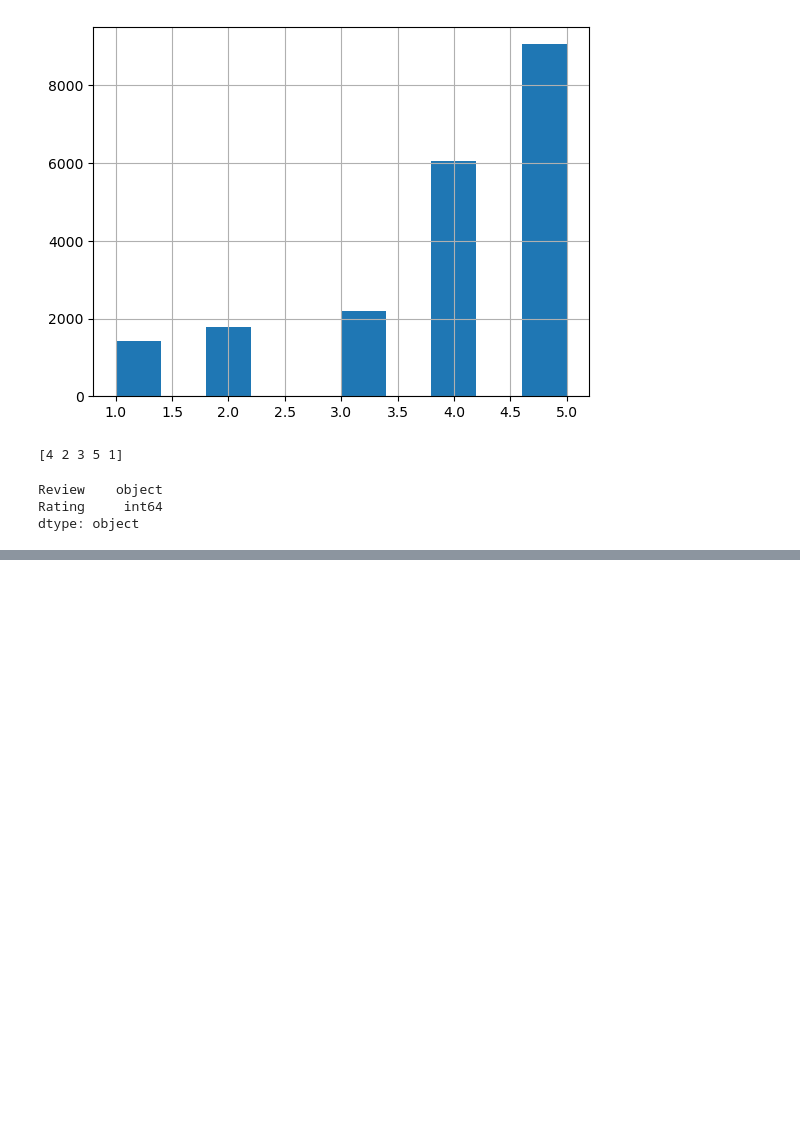
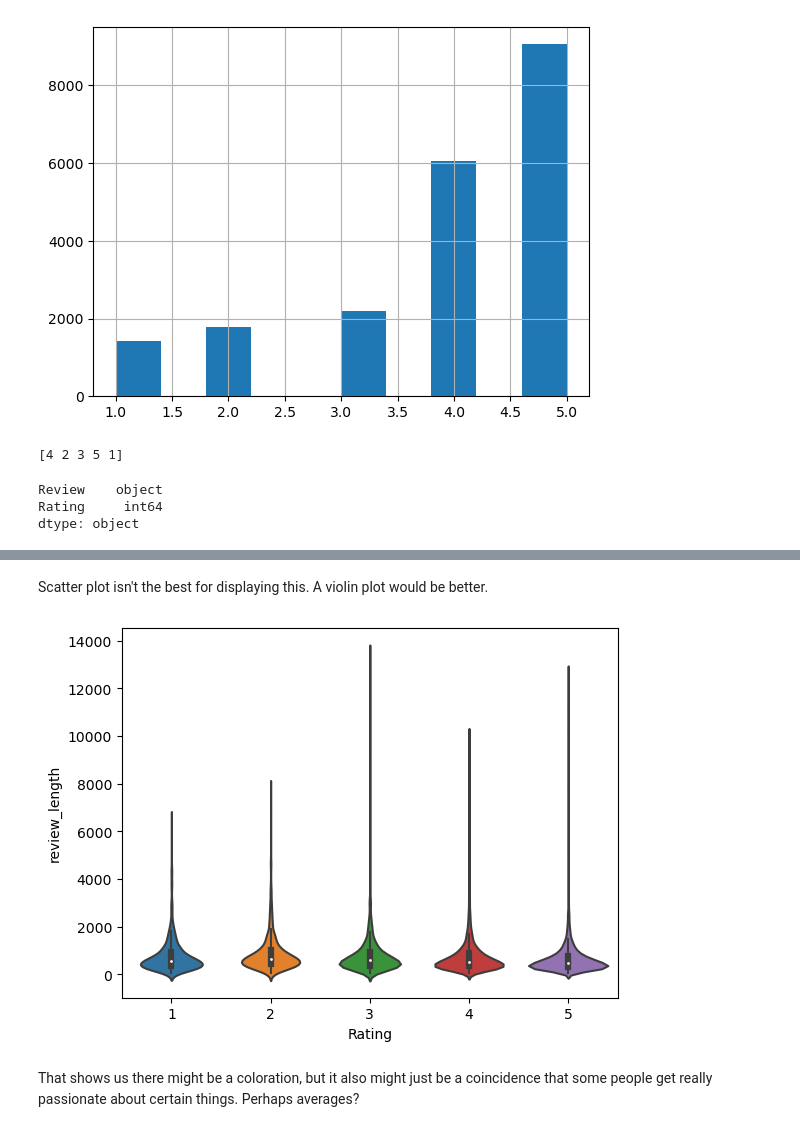
Before and after one commit to r-leeper/TripAdvisor-Review-NLP-Project, a Jupyter notebook: TripAdvisor_NLP.ipynb, the cells around one changed output, grey strips where cells are left out. Drawn from its saved outputs; the diff is of its cells as text; code cells hidden in the pictures; blank space fills up the shorter version.

```diff
--- a/TripAdvisor_NLP.ipynb
+++ b/TripAdvisor_NLP.ipynb
@@ -67,0 +103,11 @@ dtype: object
+# %% [markdown]
+Scatter plot isn't the best for displaying this. A violin plot would be better.
+# %%
+# Seaborn violin plot
+sns.violinplot(x="Rating", y="review_length", data=eda_df)
+
+plt.show()
+# %% [output]
+[figure, added]
+# %% [markdown]
+That shows us there might be a coloration, but it also might just be a coincidence that some people get really passionate about certain things. Perhaps averages?
```
Also changed, not shown: parts of 8 cells of this notebook.
